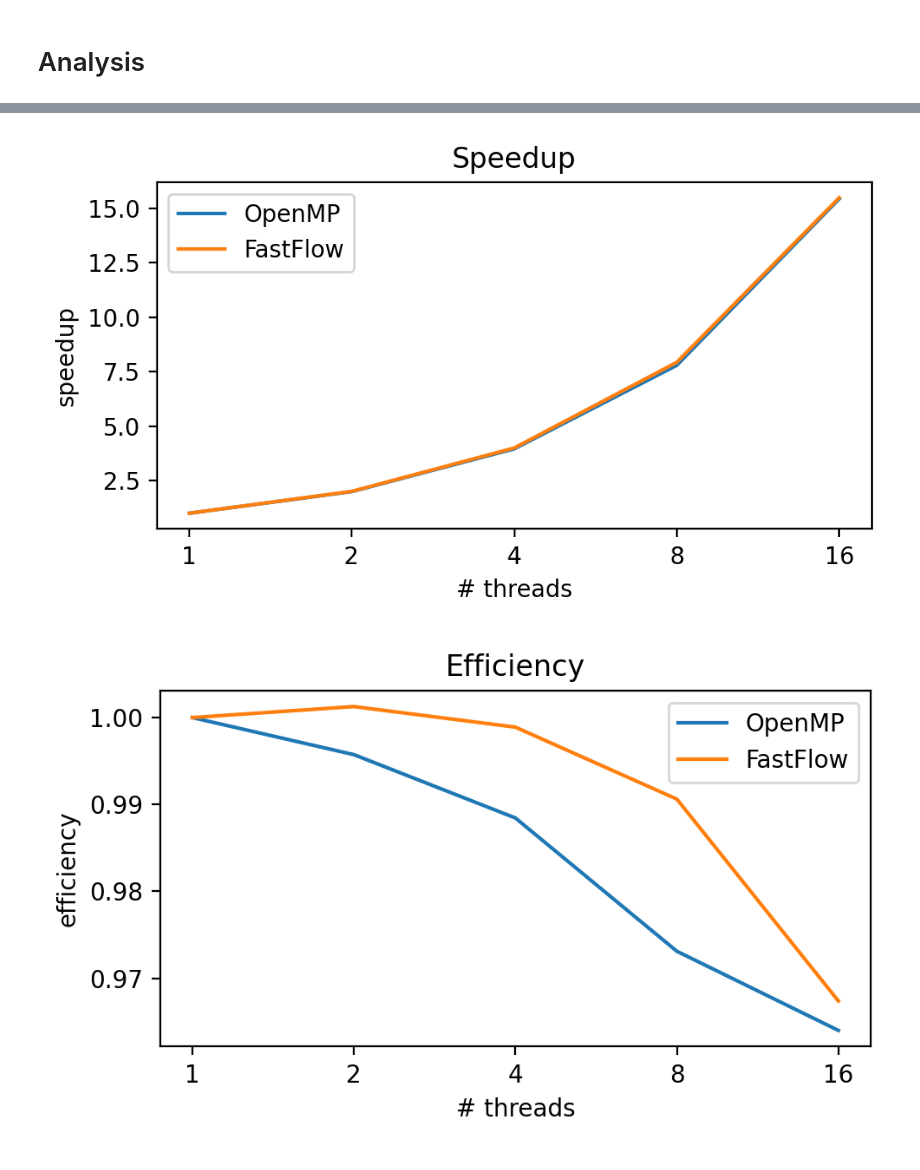
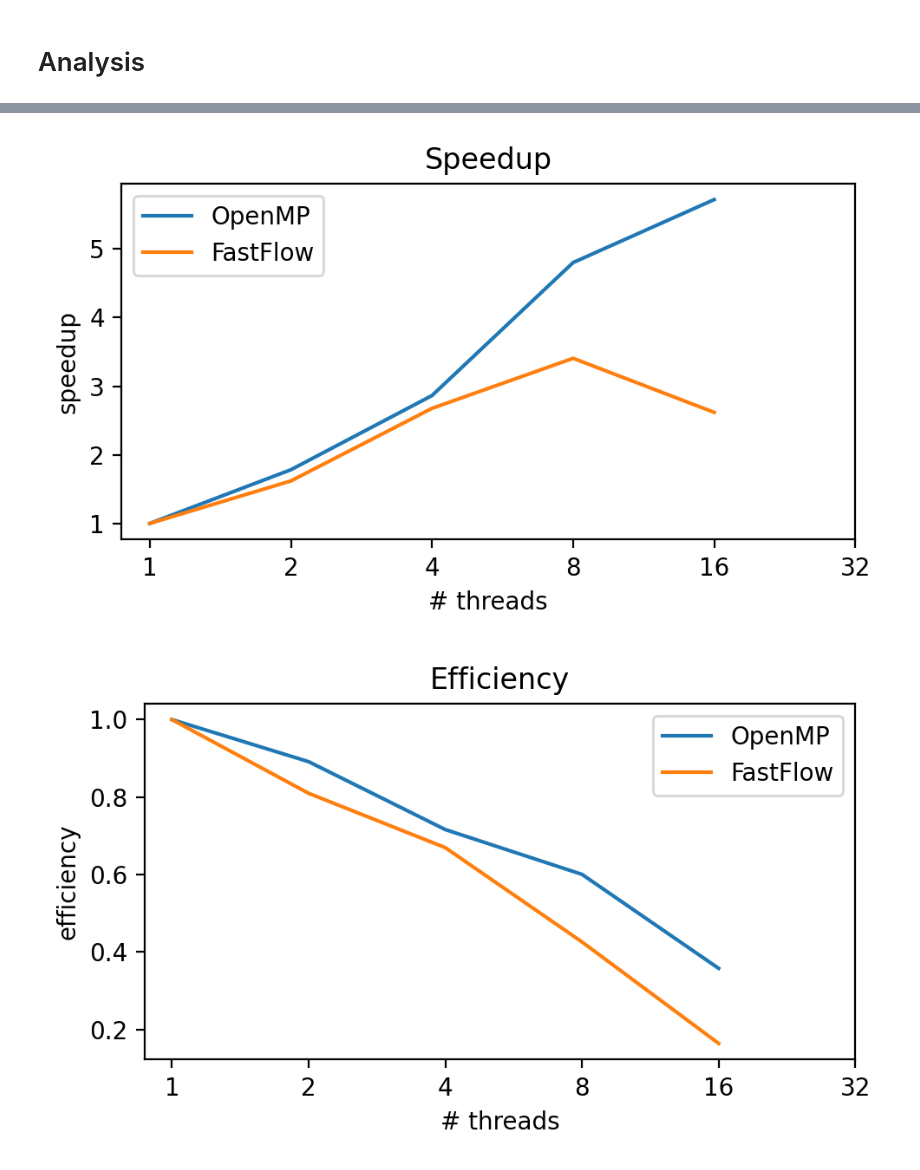
Before and after one commit to FedericoBustaffa/random_forest, a Jupyter notebook: notebooks/analysis.ipynb, the cells around one changed output, grey strips where cells are left out. Cells and saved outputs as stored; diff of their text form; code cells hidden in the pictures.

```diff
--- a/notebooks/analysis.ipynb
+++ b/notebooks/analysis.ipynb
@@ -3,7 +3,7 @@
 # %%
 import pandas as pd
 
-df = pd.read_csv("../results/cluster_4.csv")
+df = pd.read_csv("../results/local_5.csv")
 df
 # %% [output]
 |  | dataset | backend | estimators | max_depth | accuracy | train_time | predict_time | threads | nodes |
@@ -26,6 +26,6 @@ df
 # %%
-df256 = df[df["estimators"] == 64].sort_values(by=["threads", "backend"])
-df256 = df256[["train_time", "threads", "backend"]]
-df256
+df = df[df["estimators"] == 64].sort_values(by=["threads", "backend"])
+df = df[["train_time", "threads", "backend"]]
+df
 # %% [output]
 |  | train_time | threads | backend |
@@ -40,8 +42,8 @@ df256
 import matplotlib.pyplot as plt
 
 
-omp = df256[(df256["backend"] == "omp") | (df256["backend"] == "seq")]
-ff = df256[(df256["backend"] == "ff") | (df256["backend"] == "seq")]
+omp = df[(df["backend"] == "omp") | (df["backend"] == "seq")]
+ff = df[(df["backend"] == "ff") | (df["backend"] == "seq")]
 
 plt.figure(figsize=(5, 3), dpi=200)
 plt.title("Runtime")
@@ -61,6 +63,6 @@ plt.show()
 # %%
-omp_s = df256[df256["backend"] == "seq"]["train_time"].to_numpy() / omp["train_time"].to_numpy()
-ff_s = df256[df256["backend"] == "seq"]["train_time"].to_numpy() / ff["train_time"].to_numpy()
+omp_s = df[df["backend"] == "seq"]["train_time"].to_numpy() / omp["train_time"].to_numpy()
+ff_s = df[df["backend"] == "seq"]["train_time"].to_numpy() / ff["train_time"].to_numpy()
 
 
 plt.figure(figsize=(5, 3), dpi=200)
@@ -69,7 +71,7 @@ plt.plot(omp["threads"], omp_s, label="OpenMP")
 plt.plot(ff["threads"], ff_s, label="FastFlow")
 
 plt.xscale("log", base=2)
-ticks = [1, 2, 4, 8, 16]
+ticks = [1, 2, 4, 8, 16, 32]
 plt.xticks(ticks, [str(i) for i in ticks])
 plt.xlabel(r"# threads")
 plt.ylabel("speedup")
@@ -77,24 +79,24 @@ plt.legend()
 plt.tight_layout()
 plt.show()
 # %% [output]
-[figure, old version]
+[figure, new version]
 # %%
 omp_e = omp_s / omp["threads"].to_numpy()
 ff_e = ff_s / ff["threads"].to_numpy()
 
 
 plt.figure(figsize=(5, 3), dpi=200)
 plt.title("Efficiency")
 plt.plot(omp["threads"], omp_e, label="OpenMP")
 plt.plot(ff["threads"], ff_e, label="FastFlow")
 
 plt.xscale("log", base=2)
-ticks = [1, 2, 4, 8, 16]
+ticks = [1, 2, 4, 8, 16, 32]
 plt.xticks(ticks, [str(i) for i in ticks])
 plt.xlabel(r"# threads")
 plt.ylabel("efficiency")
 plt.legend()
 plt.tight_layout()
 plt.show()
 # %% [output]
-[figure, old version]
+[figure, new version]
```
Also changed, not shown: parts of 3 cells of this notebook, 3 other files.
